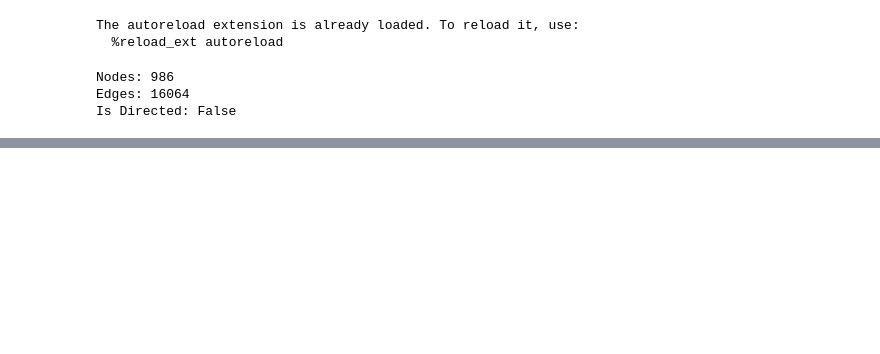
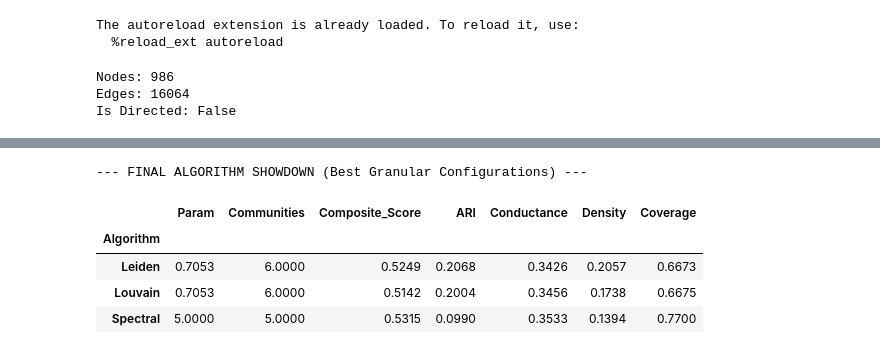
Before and after one commit to Carda01/community_detection, a Jupyter notebook: community_detection_measures_email-EU.ipynb, the cells around one changed output, grey strips where cells are left out. Drawn from its saved outputs; the diff is of its cells as text; code cells hidden in the pictures; blank space fills up the shorter version.

```diff
--- a/community_detection_measures_email-EU.ipynb
+++ b/community_detection_measures_email-EU.ipynb
@@ -158,0 +165,37 @@ Spectral Clustering (k=42) ARI: 0.4301
+# %%
+def get_best_granular_model(df, min_communities=5):
+    """Selects the best score provided the partition isn't trivial (too few groups)"""
+    # Filter for reasonable number of communities (avoiding the '2 blobs' result)
+    granular_df = df[df['Communities'] >= min_communities].copy()
+    if granular_df.empty: return df.loc[df['Composite_Score'].idxmax()] # Fallback
+    return granular_df.loc[granular_df['Composite_Score'].idxmax()]
+
+# Select best GRANULAR models (min 10 communities)
+best_leiden = get_best_granular_model(df_leiden)
+best_louvain = get_best_granular_model(df_louvain)
+best_spectral = get_best_granular_model(df_spectral)
+
+# Combine
+summary_df = pd.DataFrame([best_leiden, best_louvain, best_spectral])
+summary_df.set_index("Algorithm", inplace=True)
+
+# Display columns
+display_cols = ["Param", "Communities", "Composite_Score", "ARI", "Conductance", "Density", "Coverage"]
+final_view = summary_df[display_cols]
+
+# Apply Gradient Styling
+styled_table = final_view.style.background_gradient(
+    cmap='Greens', subset=["Composite_Score", "ARI", "Density", "Coverage"]
+).background_gradient(
+    cmap='Greens_r', subset=["Conductance"] # Low is good
+).format("{:.4f}")
+
+print("\n--- FINAL ALGORITHM SHOWDOWN (Best Granular Configurations) ---")
+display(styled_table)
+# %% [output]
+--- FINAL ALGORITHM SHOWDOWN (Best Granular Configurations) ---
+|  | Param | Communities | Composite_Score | ARI | Conductance | Density | Coverage |
+| Algorithm |  |  |  |  |  |  |  |
+| Leiden | 0.7053 | 6.0000 | 0.5249 | 0.2068 | 0.3426 | 0.2057 | 0.6673 |
+| Louvain | 0.7053 | 6.0000 | 0.5142 | 0.2004 | 0.3456 | 0.1738 | 0.6675 |
+| Spectral | 5.0000 | 5.0000 | 0.5315 | 0.0990 | 0.3533 | 0.1394 | 0.7700 |
```
Also changed, not shown: parts of 24 cells of this notebook.
